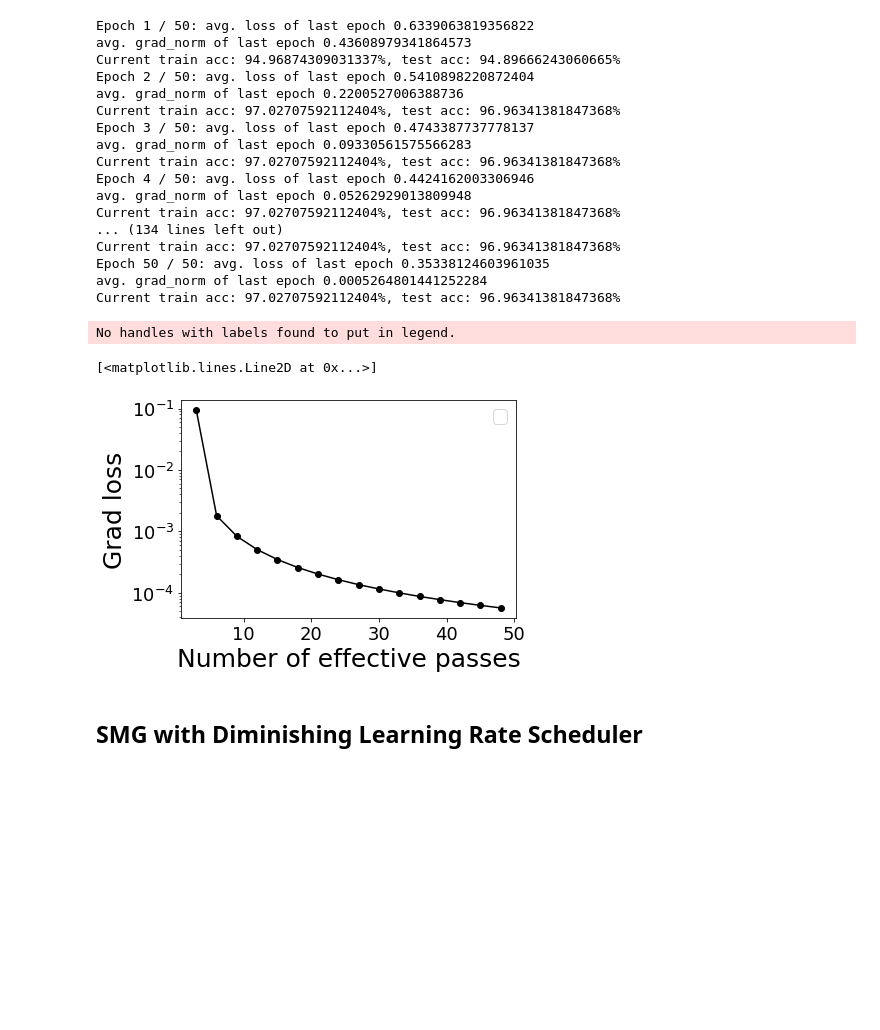
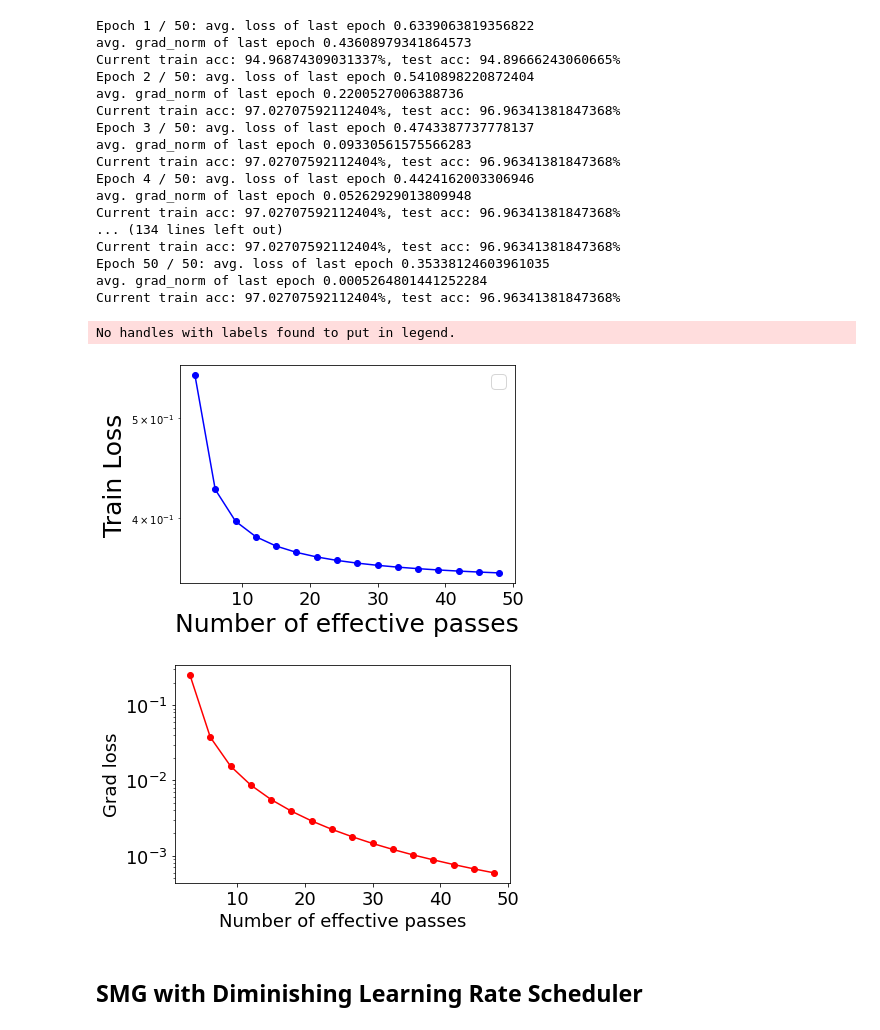
Before and after one commit to CENG501-Projects/CENG501-Spring2022, a Jupyter notebook: Project_Kose_Varli/experiments/w8a_experiments.ipynb, the cells around one changed output. Drawn from its saved outputs; the diff is of its cells as text; code cells hidden in the pictures; blank space fills up the shorter version.

Commit message:
corrected some label problems in graphs

```diff
--- a/Project_Kose_Varli/experiments/w8a_experiments.ipynb
+++ b/Project_Kose_Varli/experiments/w8a_experiments.ipynb
@@ -661,12 +659,13 @@ Current train acc: 97.02707592112404%, test acc: 96.96341381847368%
 # %%
 #Save the history
 save_history_json("/content/gdrive/MyDrive/SMGExperiments/SMG-w8a-History/SMG_constantLR.json", history)
-# %%
-plot_norm_square_grad(history)
-# %% [output]
-No handles with labels found to put in legend.
-[<matplotlib.lines.Line2D at 0x...>]
-[figure, removed]
+# %%
+plot_loss(history)
+plot_norm_square_grad(history)
+# %% [output]
+No handles with labels found to put in legend.
+[figure, added]
+[figure, added]
 # %% [markdown]
 ## SMG with Diminishing Learning Rate Scheduler
 # %%
```
Also changed, not shown: parts of 16 cells of this notebook.
